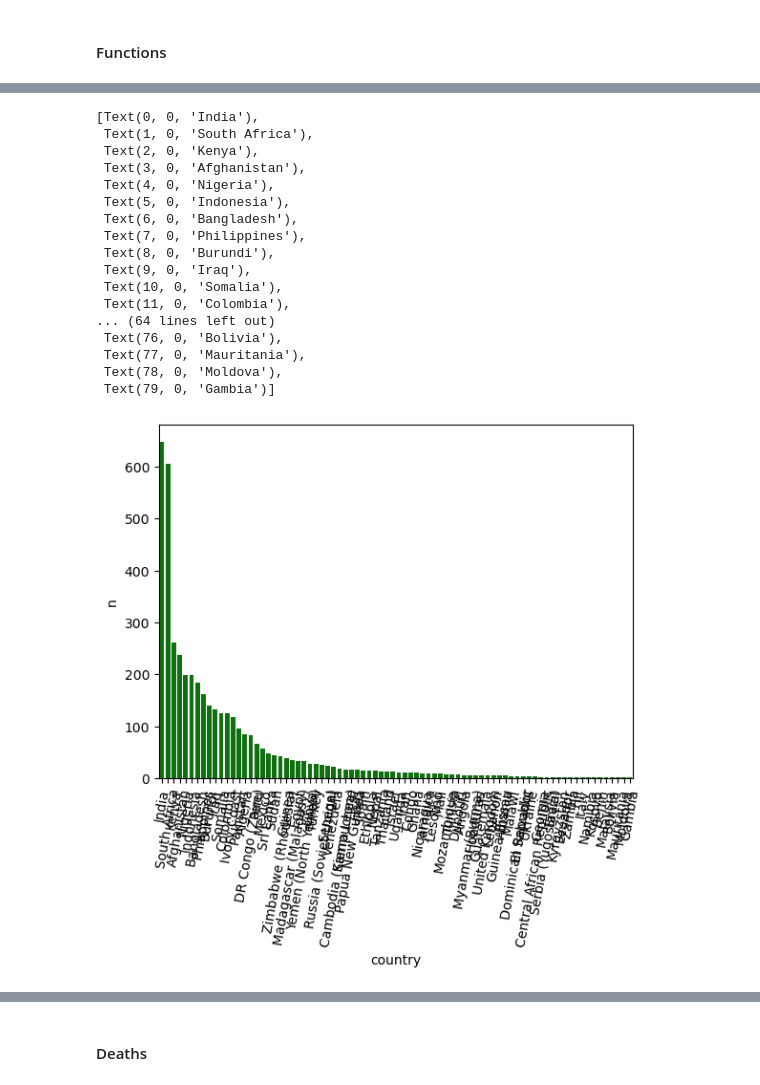
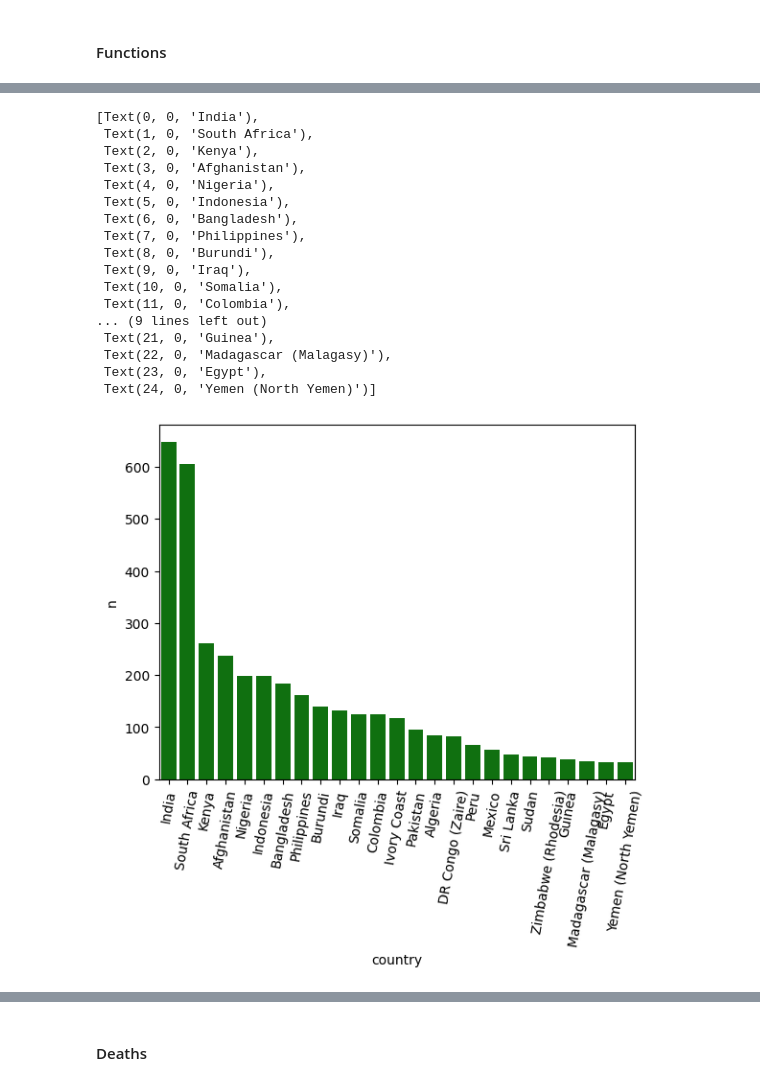
Before and after one commit to samuelco1997/Portfolio, a Jupyter notebook: Classifying Election Violence using ML in Python/DSII_FinalProject_Exploratory Data Analysis.ipynb, the cells around one changed output, grey strips where cells are left out. Saved outputs shown, nothing was run; the diff lists cells and outputs as text; code cells hidden in the pictures.

```diff
--- a/Classifying Election Violence using ML in Python/DSII_FinalProject_Exploratory Data Analysis.ipynb
+++ b/Classifying Election Violence using ML in Python/DSII_FinalProject_Exploratory Data Analysis.ipynb
@@ -21,7 +21,8 @@ from sklearn.tree import DecisionTreeClassifier
 from sklearn.preprocessing import LabelEncoder
 
 # Reading in data
-deco_clean = pd.read_csv("./deco_clean.csv")
+deco_clean = pd.read_csv("./Data/deco_clean.csv") # Cleaned data
+deco = pd.read_csv("./Data/DECO_v.1.0.csv") # Raw data
 
 
 ## Display all columns
@@ -128,38 +134,38 @@ def bivariate_regression(df_Y, df_X):
 # %%
 # Electoral violence events by country
 
 ## creating data frame for countries by counts (n), ordered
 countries_by_n = (
             deco_clean.
              groupby("country").
              size().
              reset_index(name="n").
              sort_values(by="n", ascending=False)
-        )
+        )[:25] # top 25
 
 ## plot
 countries_by_n_plot = sns.barplot(x='country', y="n",color="green",data=countries_by_n)
 ## cleaning
 countries_by_n_plot.set_xticklabels(countries_by_n_plot.get_xticklabels(), rotation=80)
 # %% [output]
 [Text(0, 0, 'India'),
  Text(1, 0, 'South Africa'),
  Text(2, 0, 'Kenya'),
  Text(3, 0, 'Afghanistan'),
  Text(4, 0, 'Nigeria'),
  Text(5, 0, 'Indonesia'),
  Text(6, 0, 'Bangladesh'),
  Text(7, 0, 'Philippines'),
  Text(8, 0, 'Burundi'),
  Text(9, 0, 'Iraq'),
  Text(10, 0, 'Somalia'),
  Text(11, 0, 'Colombia'),
-... (64 lines left out)
- Text(76, 0, 'Bolivia'),
- Text(77, 0, 'Mauritania'),
- Text(78, 0, 'Moldova'),
- Text(79, 0, 'Gambia')]
+... (9 lines left out)
+ Text(21, 0, 'Guinea'),
+ Text(22, 0, 'Madagascar (Malagasy)'),
+ Text(23, 0, 'Egypt'),
+ Text(24, 0, 'Yemen (North Yemen)')]
-[figure, old version]
+[figure, new version]
 # %%
 # Total deaths due to electoral violence by country (best estimates)
 
```
Also changed, not shown: parts of 12 cells of this notebook, 7 other files.
